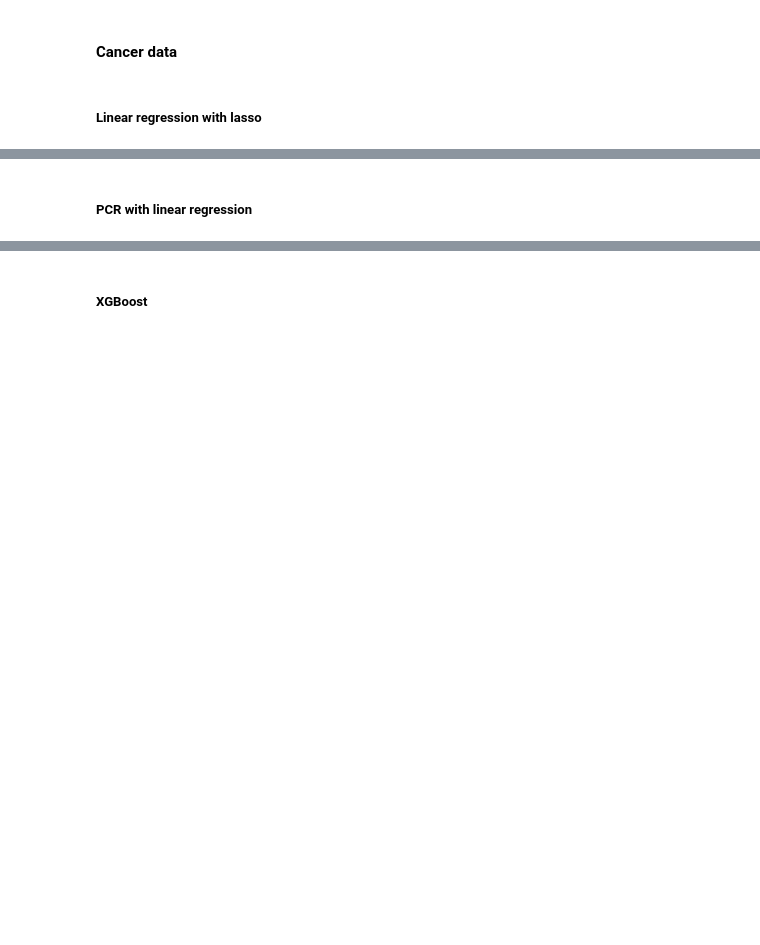
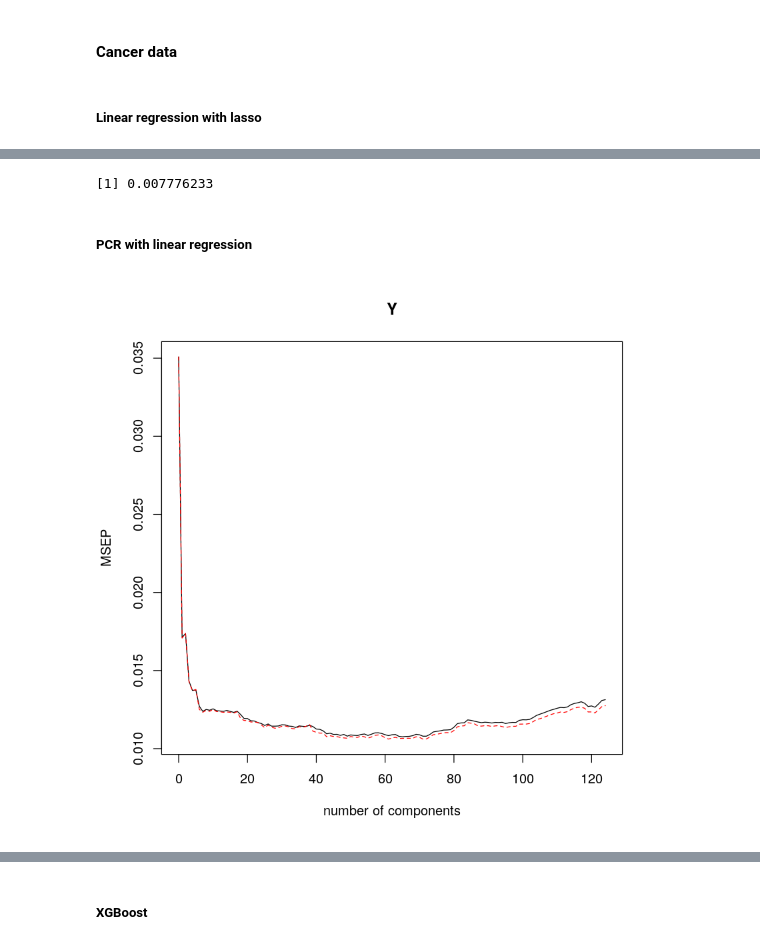
Before and after one commit to mkfilipiuk/SAD_assignment, a Jupyter notebook: mf385423_SAD_project.ipynb, the cells around one changed output, grey strips where cells are left out. Cells and saved outputs as stored; diff of their text form; code cells hidden in the pictures; blank space fills up the shorter version.

Commit message:
All models are in place

```diff
--- a/mf385423_SAD_project.ipynb
+++ b/mf385423_SAD_project.ipynb
@@ -179,2 +238,12 @@ CV(paste("Y ~ 1 + ",selected.features,sep = ""), data =  cancer.data.train, mode
+# %%
+CV(paste("Y ~ 1 + ",paste(selected.features[(summary(model)$coefficients[,4] < 0.75)[-1]], collapse="+"),sep = ""), data =  cancer.data.train, model=lm)
+# %% [output]
+[1] 0.007776233
 # %% [markdown]
 ##### PCR with linear regression
+# %%
+pcr_model <- pcr(Y~., data = cancer.data.train[,c(selected.features,'Y')], scale = TRUE, validation = "CV") # I'm forced to take only a subset of variables because of stack overflow
+# %%
+validationplot(pcr_model, val.type="MSEP")
+# %% [output]
+[figure, added]
```
Also changed, not shown: parts of 25 cells of this notebook.
